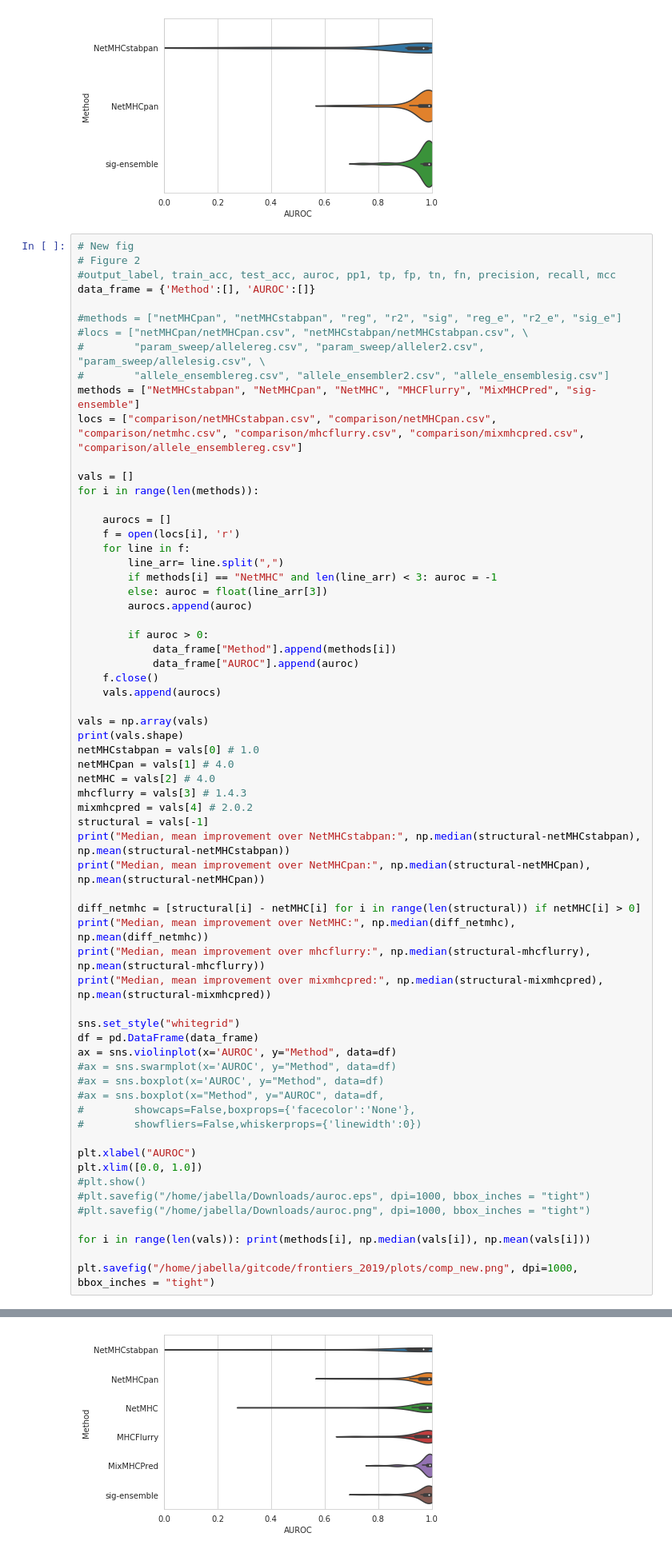
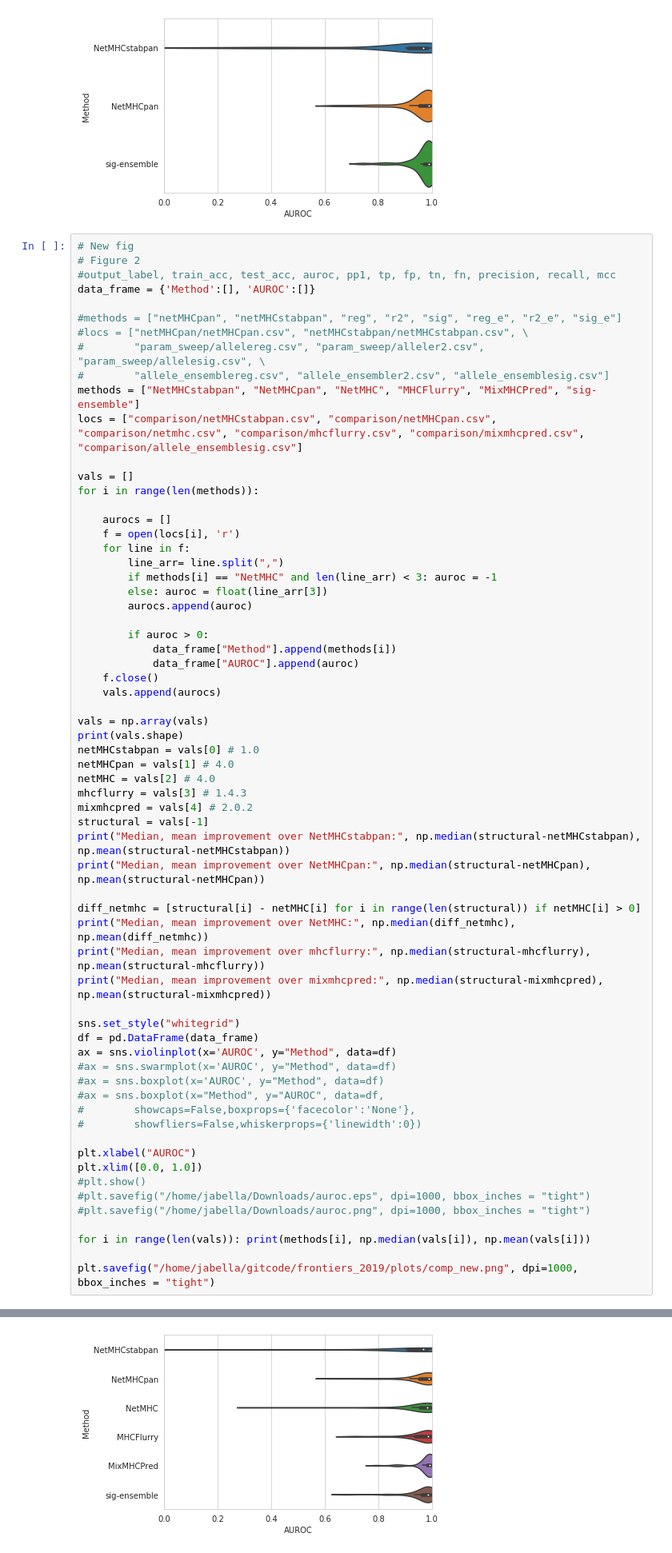
Before and after one commit to KavrakiLab/pHLA-RFclassifier-from-structure, a Jupyter notebook: figures.ipynb, the cells around one changed output, grey strips where cells are left out. Shown at 80% size. Cells and saved outputs as stored; diff of their text form.

Commit message:
update figures with new data for r3

```diff
--- a/figures.ipynb
+++ b/figures.ipynb
@@ -310,7 +396,7 @@ data_frame = {'Method':[], 'AUROC':[]}
 #        "param_sweep/allelereg.csv", "param_sweep/alleler2.csv", "param_sweep/allelesig.csv", \
 #        "allele_ensemblereg.csv", "allele_ensembler2.csv", "allele_ensemblesig.csv"]
 methods = ["NetMHCstabpan", "NetMHCpan", "NetMHC", "MHCFlurry", "MixMHCPred", "sig-ensemble"]
-locs = ["comparison/netMHCstabpan.csv", "comparison/netMHCpan.csv", "comparison/netmhc.csv", "comparison/mhcflurry.csv", "comparison/mixmhcpred.csv", "comparison/allele_ensemblereg.csv"]
+locs = ["comparison/netMHCstabpan.csv", "comparison/netMHCpan.csv", "comparison/netmhc.csv", "comparison/mhcflurry.csv", "comparison/mixmhcpred.csv", "comparison/allele_ensemblesig.csv"]
 
 vals = []
 for i in range(len(methods)):
@@ -379 +465 @@ sig-ensemble 0.9875 0.9677717826038922
-[figure, old version]
+[figure, new version]
```
Also changed, not shown: parts of 3 cells of this notebook.
